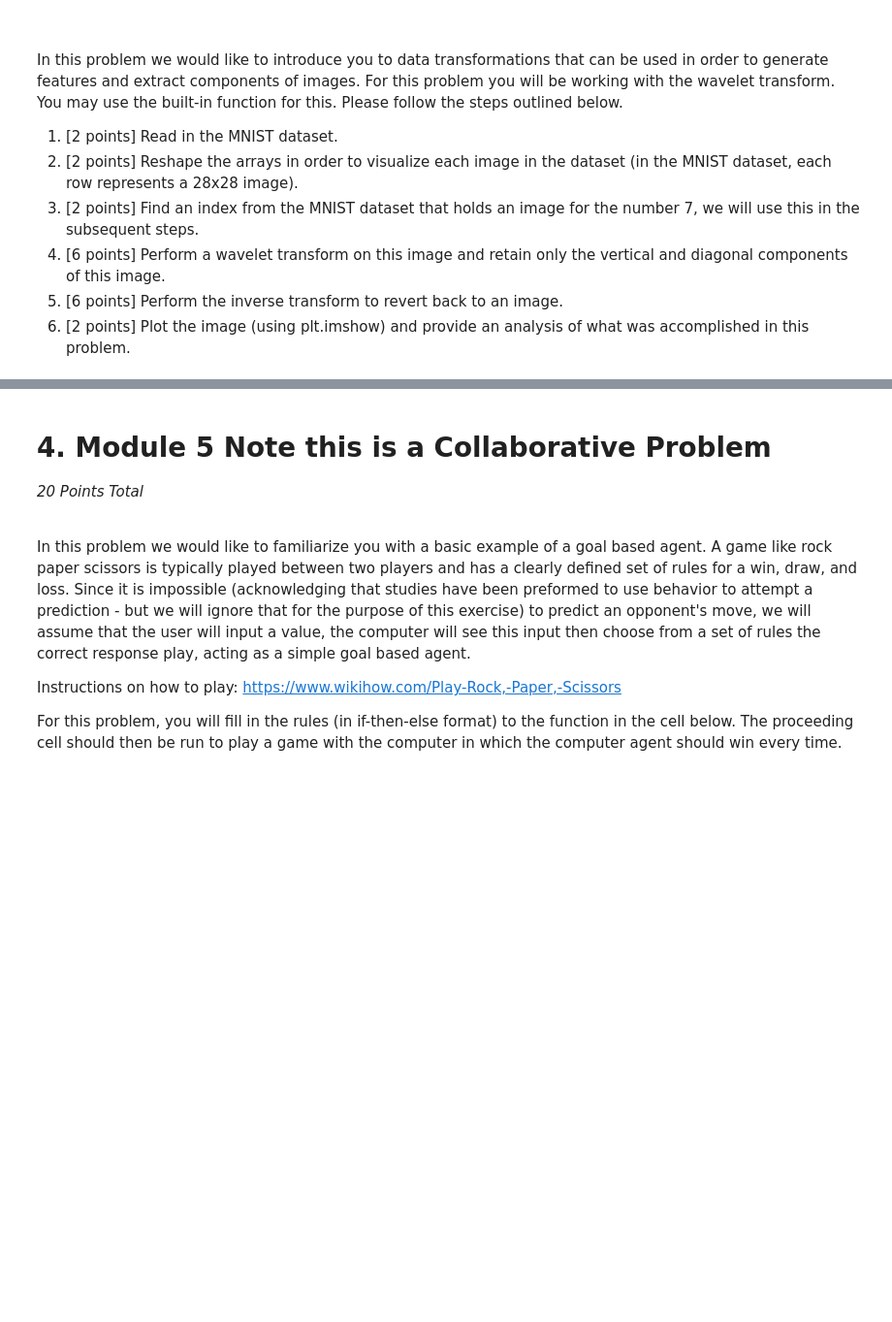
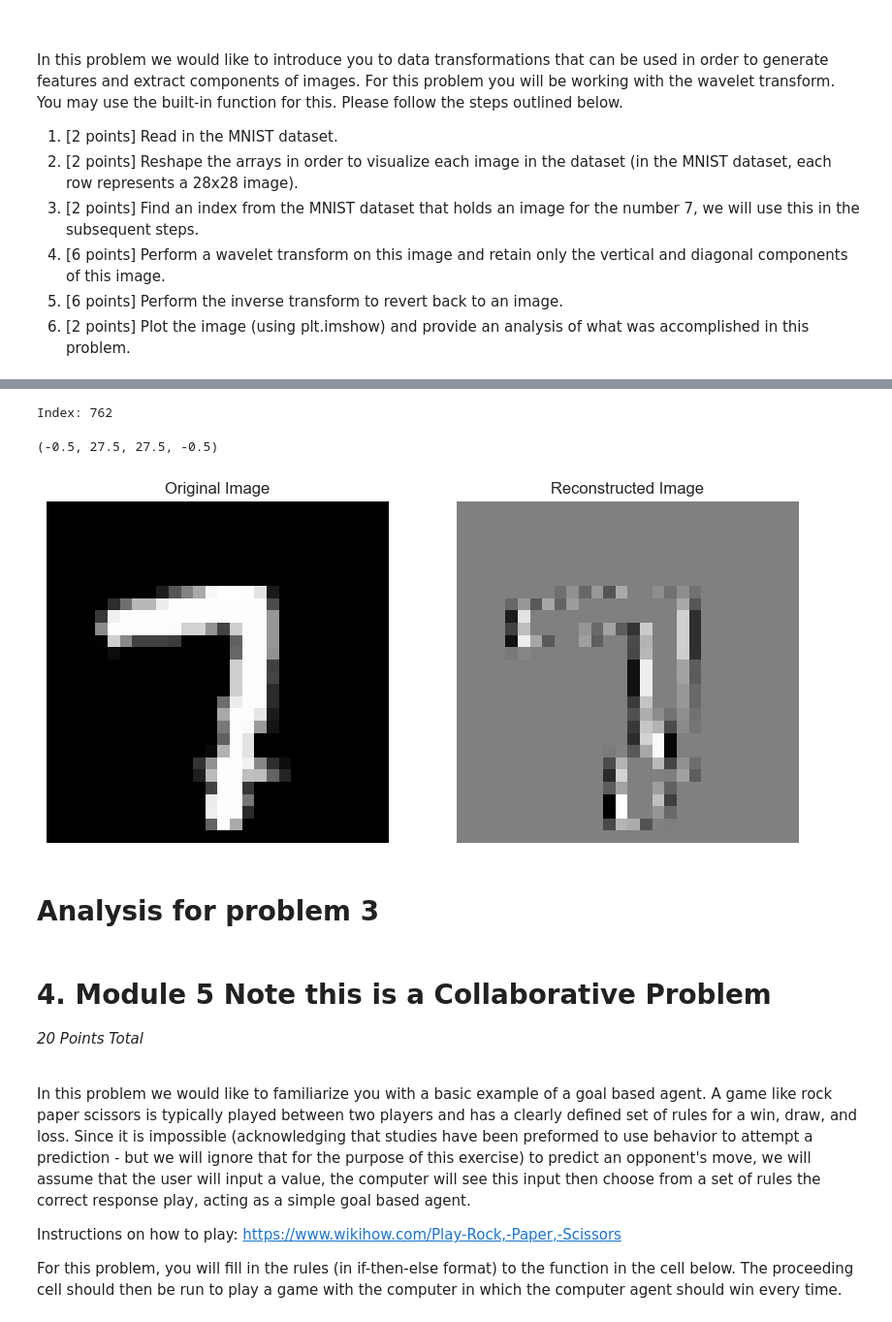
Before and after one commit to zhatz111/Data-Science-Masters, a Jupyter notebook: Algorithms for Data Science/Module 5/HW2_v2024-02-08.ipynb, the cells around one changed output, grey strips where cells are left out. Shown: that part at 97% size. Drawn from its saved outputs; the diff is of its cells as text; code cells hidden in the pictures; blank space fills up the shorter version.

```diff
--- a/Algorithms for Data Science/Module 5/HW2_v2024-02-08.ipynb
+++ b/Algorithms for Data Science/Module 5/HW2_v2024-02-08.ipynb
@@ -78,3 +164,5 @@ In this problem we would like to introduce you to data transformations that can
 6. [2 points] Plot the image (using plt.imshow) and provide an analysis of what was accomplished in this problem.<br>
 # %%
 ## Type code here for part 1 ##
+df_mnist = pd.read_csv("train.csv")
+df_mnist.head()
@@ -81,2 +177,32 @@ In this problem we would like to introduce you to data transformations that can
+# %%
+## Type code here for part 2 ##
+reshaped_data = {}
+for count, _ in enumerate(df_mnist):
+    row = df_mnist.iloc[count, :].values
+    reshaped_data[row[0]] = row[1:].reshape(28,28)
+# %%
+## Type code here for part 3 ##
+
+# Searching for index in dataframe for array stored in dictionary
+for count, _ in enumerate(df_mnist):
+    row = df_mnist.iloc[count, 1:].values
+    if (row == reshaped_data[7].reshape(1,-1)).all():
+        print(f"Index: {count}")
+# %% [output]
+Index: 762
+# %%
+## Type code here for part 4 ##
+import pywt
+import matplotlib.pyplot as plt
+
+# Choose a wavelet
+wavelet = 'haar'  # A simple, yet effective choice for many applications
+
+# Perform the 2D Discrete Wavelet Transform
+coeffs = pywt.dwt2(reshaped_data[7], wavelet)
+
+# Extract approximation and detail coefficients
+cA, (cH, cV, cD) = coeffs
 # %%
-## Type code here for part 2 ##
+## Type code here for part 5 ##
+reconstructed_image = pywt.idwt2((cA*0, (cH*0, cV, cD)), wavelet)
@@ -91,3 +209,22 @@ In this problem we would like to introduce you to data transformations that can
+# %%
+## Type code here for part 6 ##
+# Set up the matplotlib figure and axes, specifying the figure size
+fig, axs = plt.subplots(1, 2, figsize=(10, 10))
+
+# Display the approximation coefficients
+axs[0].imshow(reshaped_data[7], cmap='gray')
+axs[0].set_title('Original Image')
+axs[0].axis('off')
+
+# Display the horizontal detail coefficients
+axs[1].imshow(reconstructed_image, cmap='gray')
+axs[1].set_title('Reconstructed Image')
+axs[1].axis('off')
+# %% [output]
+(-0.5, 27.5, 27.5, -0.5)
+[figure, added]
+# %% [markdown]
+# Analysis for problem 3
 # %% [markdown]
 # __4. Module 5 Note this is a Collaborative Problem__<br>
 *20 Points Total*<br><br>
```
Also changed, not shown: parts of 11 cells of this notebook.
